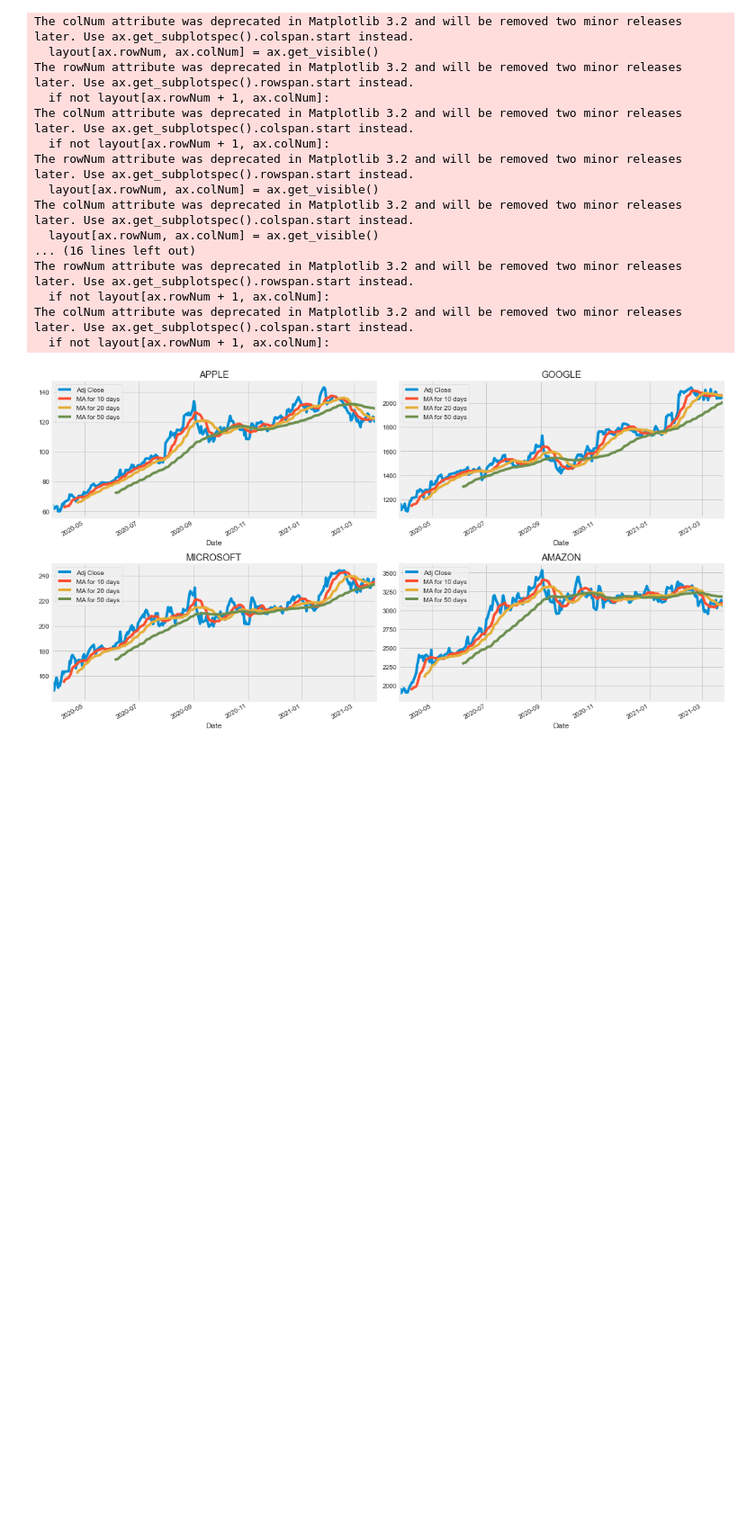
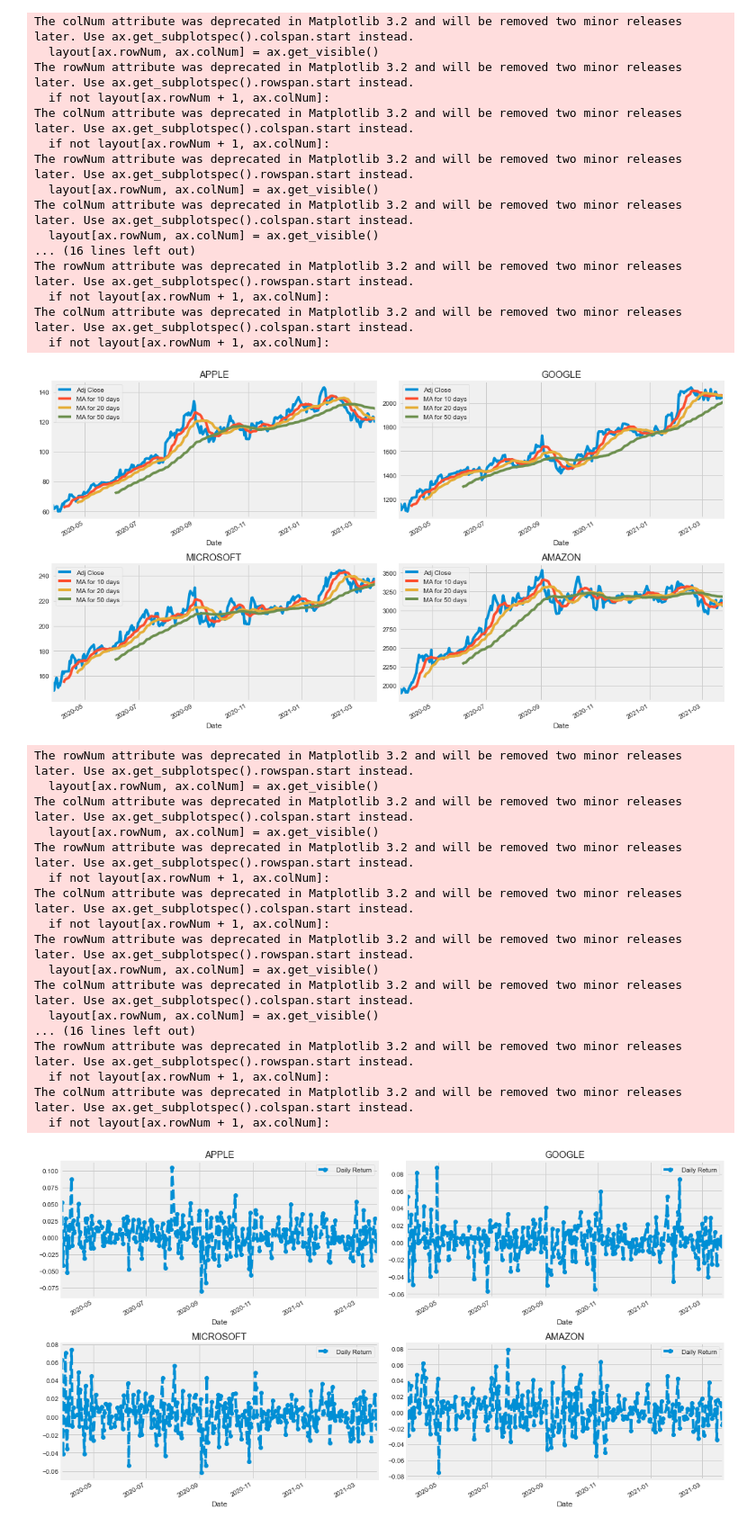
Before and after one commit to HaoLiNick/Coding2021, a Jupyter notebook: Stock/Stock_LSTM_Kaggle.ipynb, the cells around one changed output. Shown: that part at 90% size. Drawn from its saved outputs; the diff is of its cells as text; code cells hidden in the pictures; blank space fills up the shorter version.

```diff
--- a/Stock/Stock_LSTM_Kaggle.ipynb
+++ b/Stock/Stock_LSTM_Kaggle.ipynb
@@ -168,3 +168,45 @@ The rowNum attribute was deprecated in Matplotlib 3.2 and will be removed two mi
 The colNum attribute was deprecated in Matplotlib 3.2 and will be removed two minor releases later. Use ax.get_subplotspec().colspan.start instead.
   if not layout[ax.rowNum + 1, ax.colNum]:
 [figure]
+# %%
+# We'll use pct_change to find the percent change for each day
+for company in company_list:
+    company['Daily Return'] = company['Adj Close'].pct_change()
+
+# Then we'll plot the daily return percentage
+fig, axes = plt.subplots(nrows=2, ncols=2)
+fig.set_figheight(8)
+fig.set_figwidth(15)
+
+AAPL['Daily Return'].plot(ax=axes[0,0], legend=True, linestyle='--', marker='o')
+axes[0,0].set_title('APPLE')
+
+GOOG['Daily Return'].plot(ax=axes[0,1], legend=True, linestyle='--', marker='o')
+axes[0,1].set_title('GOOGLE')
+
+MSFT['Daily Return'].plot(ax=axes[1,0], legend=True, linestyle='--', marker='o')
+axes[1,0].set_title('MICROSOFT')
+
+AMZN['Daily Return'].plot(ax=axes[1,1], legend=True, linestyle='--', marker='o')
+axes[1,1].set_title('AMAZON')
+
+fig.tight_layout()
+# %% [output]
+The rowNum attribute was deprecated in Matplotlib 3.2 and will be removed two minor releases later. Use ax.get_subplotspec().rowspan.start instead.
+  layout[ax.rowNum, ax.colNum] = ax.get_visible()
+The colNum attribute was deprecated in Matplotlib 3.2 and will be removed two minor releases later. Use ax.get_subplotspec().colspan.start instead.
+  layout[ax.rowNum, ax.colNum] = ax.get_visible()
+The rowNum attribute was deprecated in Matplotlib 3.2 and will be removed two minor releases later. Use ax.get_subplotspec().rowspan.start instead.
+  if not layout[ax.rowNum + 1, ax.colNum]:
+The colNum attribute was deprecated in Matplotlib 3.2 and will be removed two minor releases later. Use ax.get_subplotspec().colspan.start instead.
+  if not layout[ax.rowNum + 1, ax.colNum]:
+The rowNum attribute was deprecated in Matplotlib 3.2 and will be removed two minor releases later. Use ax.get_subplotspec().rowspan.start instead.
+  layout[ax.rowNum, ax.colNum] = ax.get_visible()
+The colNum attribute was deprecated in Matplotlib 3.2 and will be removed two minor releases later. Use ax.get_subplotspec().colspan.start instead.
+  layout[ax.rowNum, ax.colNum] = ax.get_visible()
+... (16 lines left out)
+The rowNum attribute was deprecated in Matplotlib 3.2 and will be removed two minor releases later. Use ax.get_subplotspec().rowspan.start instead.
+  if not layout[ax.rowNum + 1, ax.colNum]:
+The colNum attribute was deprecated in Matplotlib 3.2 and will be removed two minor releases later. Use ax.get_subplotspec().colspan.start instead.
+  if not layout[ax.rowNum + 1, ax.colNum]:
+[figure, added]
```
Also changed, not shown: parts of 1 cell of this notebook.
